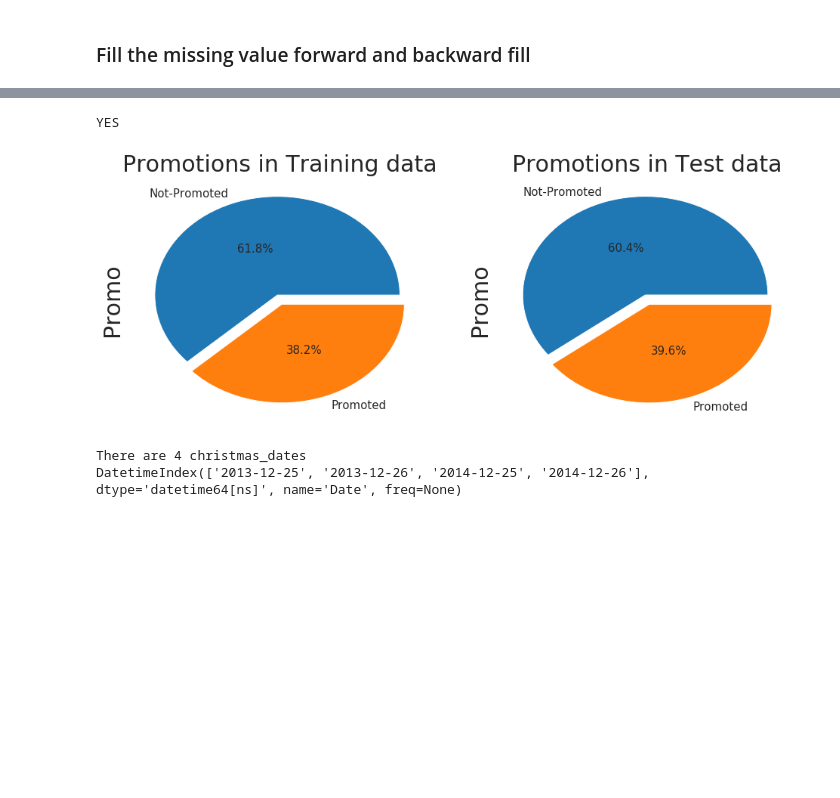
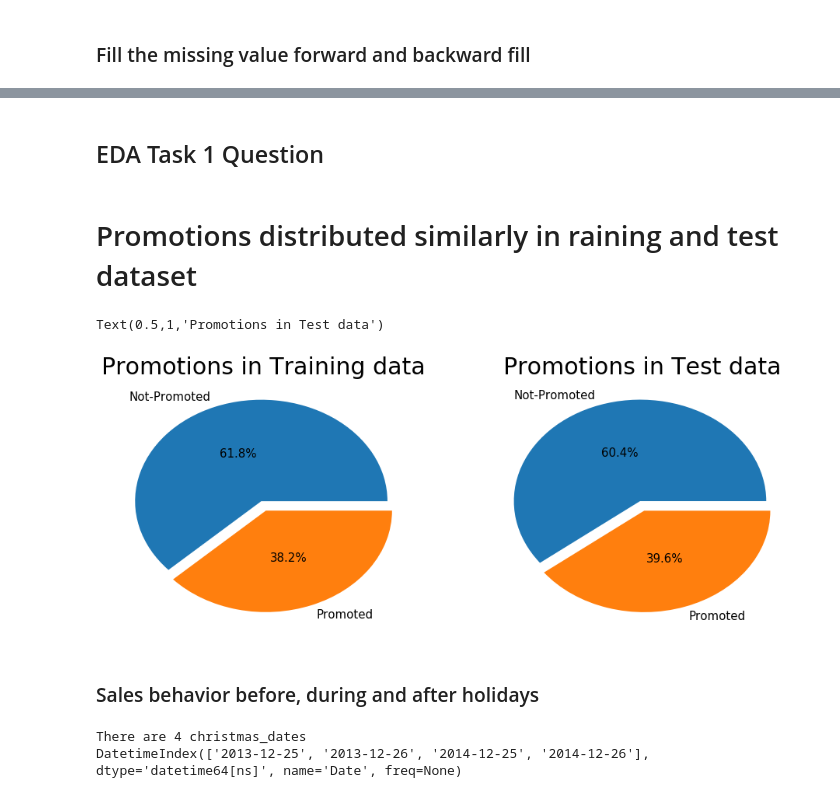
Before and after one commit to BirhanuGebisa/Pharmaceutical_sales_prediction, a Jupyter notebook: notebooks/ED_analysis.ipynb, the cells around one changed output, grey strips where cells are left out. Cells and saved outputs as stored; diff of their text form; code cells hidden in the pictures; blank space fills up the shorter version.

Commit message:
ED: Analysis task one

```diff
--- a/notebooks/ED_analysis.ipynb
+++ b/notebooks/ED_analysis.ipynb
@@ -515,6 +473,10 @@ Promo                        0
 StateHoliday                 0
 SchoolHoliday                0
 dtype: int64
+# %% [markdown]
+## EDA Task 1 Question
+# %% [markdown]
+# Promotions distributed similarly in raining and test dataset
 # %%
 merged_train['Year'] = merged_train['Date'].dt.year
 merged_train['Month'] = merged_train['Date'].dt.month
@@ -523,45 +485,39 @@ merged_train['SalesPerCustomer'] = merged_train['Sales'] / merged_train['Custome
 # %%
 fig, axs = plt.subplots(1, 2, figsize=(16, 6))
 
 lable_font_size = 30
 textprops = {"fontsize":15}
 labels = {'Not-Promoted': 0, 'Promoted': 1}
 train_promo_count = train_df["Promo"].value_counts().to_frame()
-
-# plt.title("Ratio of overall promotions",
-#           fontsize=20, loc='left')
 axs[0].pie(data=train_promo_count,
            x='Promo',
            autopct="%.1f%%",
            explode=[0.05]*2,
            labels=labels,
            pctdistance=0.5,
            textprops=textprops,
            )
 axs[0].set_label(labels)
-axs[0].set_ylabel('Promo', fontsize=lable_font_size)
-# axs[0].set_label(labels, fontsize=lable_font_size)
+#train data
 axs[0].set_title('Promotions in Training data', fontsize=lable_font_size)
 
 test_promo_count = test_df["Promo"].value_counts().to_frame()
 axs[1].pie(data=test_promo_count,
            x='Promo',
            autopct="%.1f%%",
            explode=[0.05]*2,
            labels=labels,
            pctdistance=0.5,
            textprops=textprops,
            )
 
-axs[1].set_ylabel('Promo', fontsize=lable_font_size)
+#test data
 axs[1].set_title('Promotions in Test data', fontsize=lable_font_size)
-
-
-
-print("YES")
 # %% [output]
-YES
+Text(0.5,1,'Promotions in Test data')
-[figure, old version]
+[figure, new version]
+# %% [markdown]
+### Sales behavior before, during and after holidays
 # %%
 christmas = train_df.query("StateHoliday=='c'")
 christmas_dates = christmas.groupby('Date')['Date'].unique().index
```
Also changed, not shown: parts of 35 cells of this notebook.
